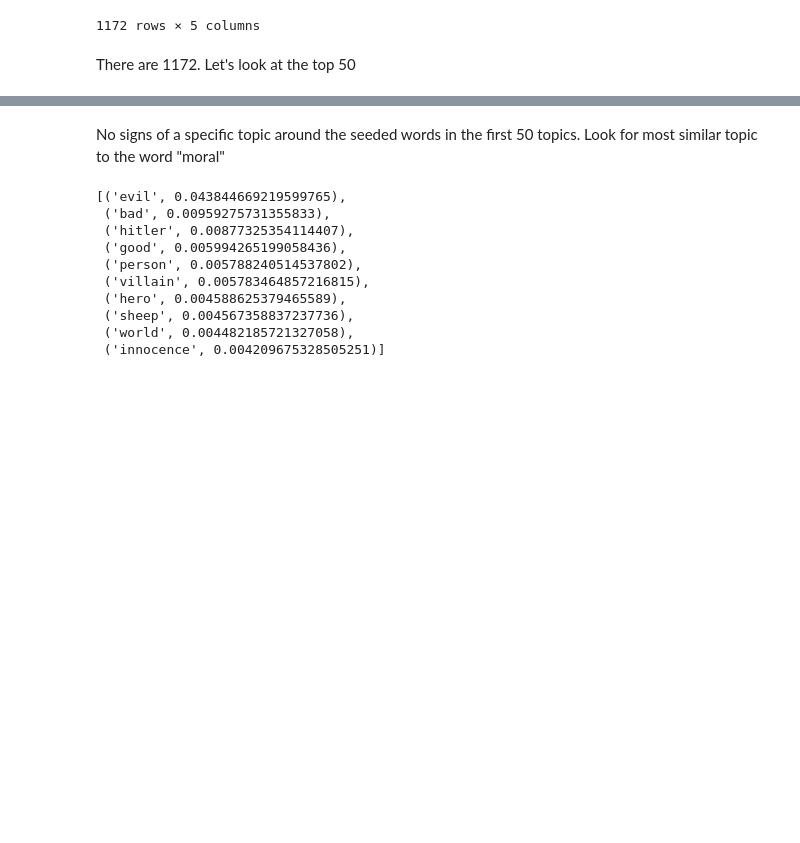
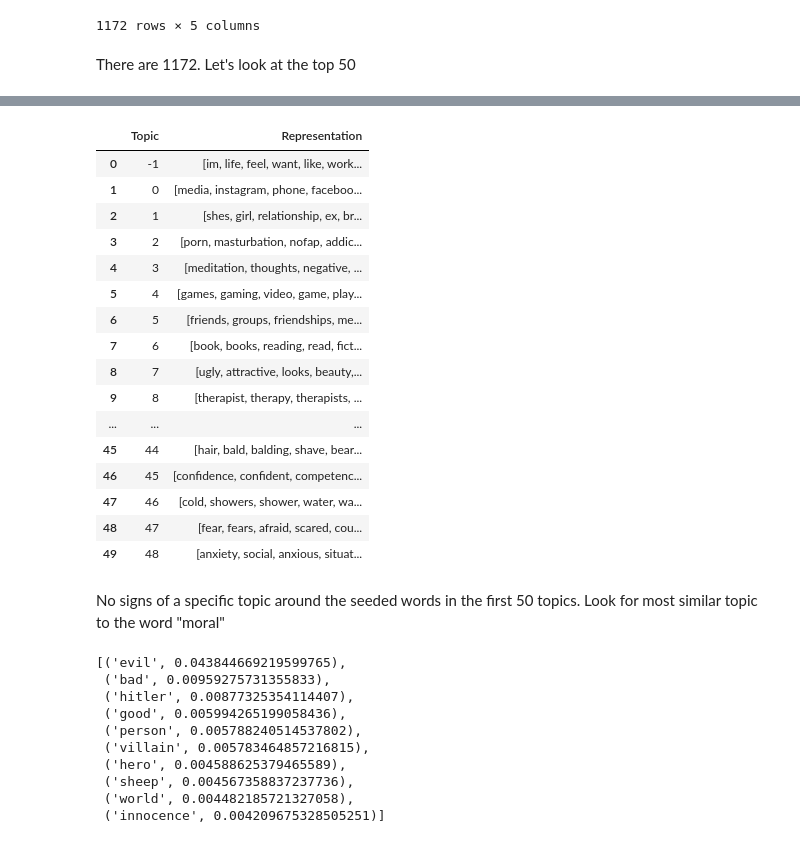
Before and after one commit to natashacarpcast/moralization-selfimprovement, a Jupyter notebook: 09-BERTopic.ipynb, the cells around one changed output, grey strips where cells are left out. Saved outputs shown, nothing was run; the diff lists cells and outputs as text; code cells hidden in the pictures; blank space fills up the shorter version.

Commit message:
show topic words more clearly

```diff
--- a/09-BERTopic.ipynb
+++ b/09-BERTopic.ipynb
@@ -128,3 +108,24 @@ topic_info[0:50]
+# %%
+with pd.option_context("max_colwidth", None):
+    display(topic_info[0:50][["Topic", "Representation"]])
+# %% [output]
+|  | Topic | Representation |
+| 0 | -1 | [im, life, feel, want, like, work... |
+| 1 | 0 | [media, instagram, phone, faceboo... |
+| 2 | 1 | [shes, girl, relationship, ex, br... |
+| 3 | 2 | [porn, masturbation, nofap, addic... |
+| 4 | 3 | [meditation, thoughts, negative, ... |
+| 5 | 4 | [games, gaming, video, game, play... |
+| 6 | 5 | [friends, groups, friendships, me... |
+| 7 | 6 | [book, books, reading, read, fict... |
+| 8 | 7 | [ugly, attractive, looks, beauty,... |
+| 9 | 8 | [therapist, therapy, therapists, ... |
+| ... | ... | ... |
+| 45 | 44 | [hair, bald, balding, shave, bear... |
+| 46 | 45 | [confidence, confident, competenc... |
+| 47 | 46 | [cold, showers, shower, water, wa... |
+| 48 | 47 | [fear, fears, afraid, scared, cou... |
+| 49 | 48 | [anxiety, social, anxious, situat... |
 # %% [markdown]
 No signs of a specific topic around the seeded words in the first 50 topics. Look for most similar topic to the word "moral"
 # %%
```
Also changed, not shown: parts of 1 cell of this notebook.
